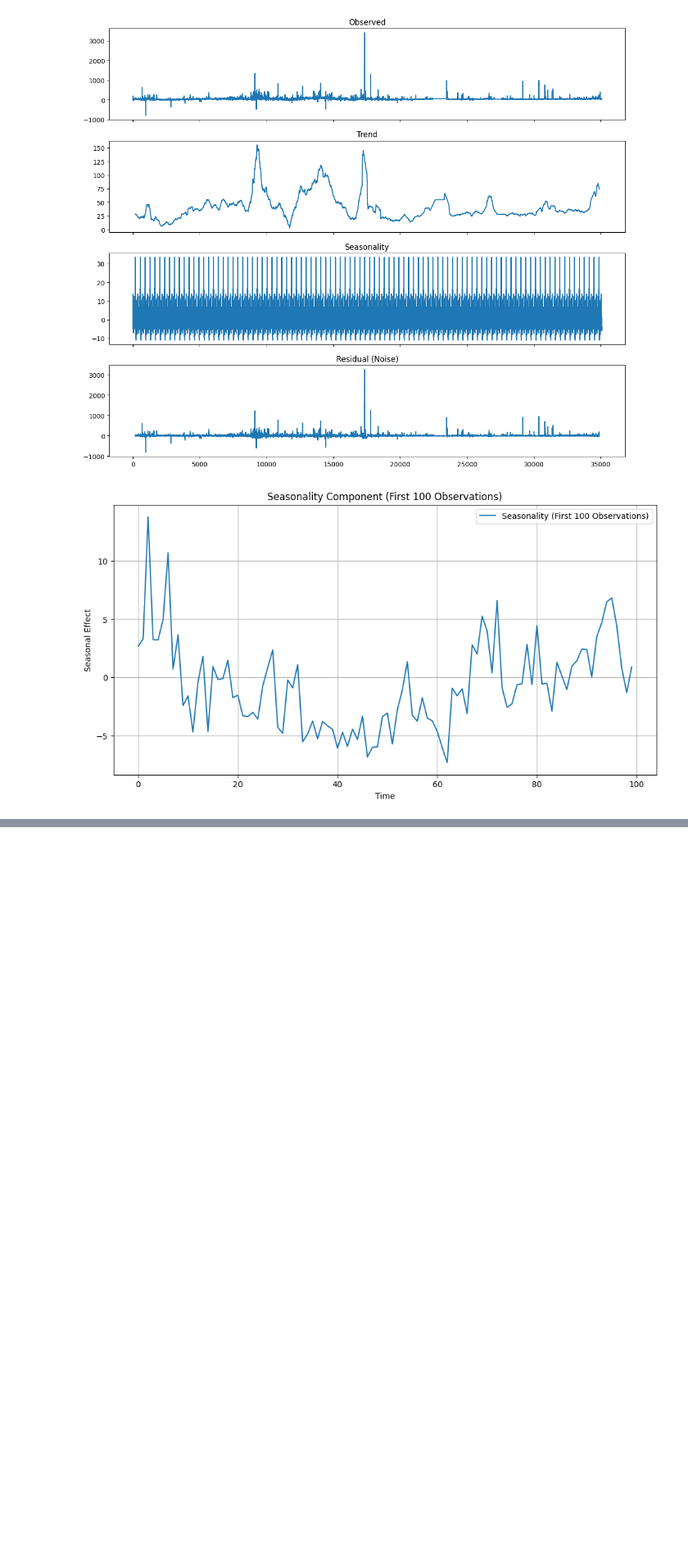
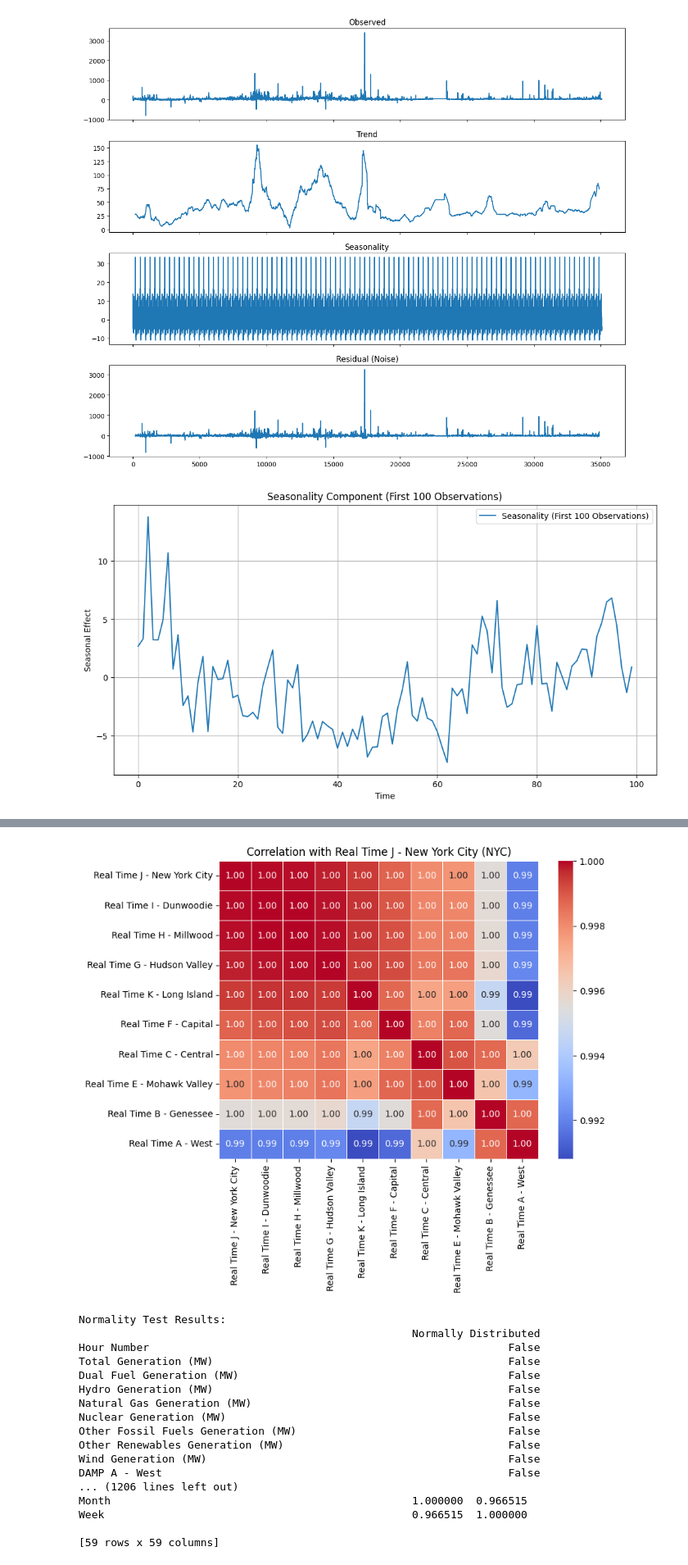
Before and after one commit to forumb94/energypricecode, a Jupyter notebook: maincode.ipynb, the cells around one changed output, grey strips where cells are left out. Shown at 82% size. Drawn from its saved outputs; the diff is of its cells as text; code cells hidden in the pictures; blank space fills up the shorter version.

```diff
--- a/maincode.ipynb
+++ b/maincode.ipynb
@@ -593,0 +595,71 @@ KeyError: "None of [Index(['Electricity_Demand_MWh', 'Market_Price_USD_MWh', 'Te
+# %%
+import scipy.stats as stats
+
+# Select numerical columns including price
+df_numeric = df.select_dtypes(include=[np.number])
+
+# Drop rows with NaN values
+df_numeric = df_numeric.dropna()
+
+# Dictionary to store normality test results
+normality_results = {}
+
+# Perform Shapiro-Wilk test for normality (only works for sample size ≤ 5000)
+for col in df_numeric.columns:
+    if len(df_numeric[col]) > 5000:
+        normality_results[col] = False  # Assume non-normal for large samples
+    else:
+        stat, p = stats.shapiro(df_numeric[col])
+        normality_results[col] = p > 0.05  # True if normally distributed
+
+# Separate normal and non-normal variables
+normal_vars = [col for col, is_normal in normality_results.items() if is_normal]
+non_normal_vars = [col for col in normality_results if col not in normal_vars]
+
+# Compute correlation matrices
+pearson_corr = df_numeric[[price_column] + normal_vars].corr(method='pearson') if normal_vars else None
+spearman_corr = df_numeric[[price_column] + non_normal_vars].corr(method='spearman') if non_normal_vars else None
+
+# Use Spearman correlation for visualization
+corr_matrix = df_numeric.corr(method='spearman')
+
+# Limit matrix to top 10 correlated features with the NYC price column
+top_corr_features = corr_matrix[price_column].abs().sort_values(ascending=False).head(10).index
+corr_matrix_limited = corr_matrix.loc[top_corr_features, top_corr_features]
+
+# Visualization: Heatmap of the correlation matrix
+plt.figure(figsize=(8, 6))
+sns.heatmap(corr_matrix_limited, annot=True, cmap="coolwarm", fmt=".2f", linewidths=0.5)
+plt.title(f"Correlation with {price_column} (NYC)")
+plt.show()
+
+# Print results
+print("\nNormality Test Results:")
+print(pd.DataFrame.from_dict(normality_results, orient='index', columns=['Normally Distributed']))
+
+if pearson_corr is not None:
+    print(f"\nPearson Correlation (For Normally Distributed Variables - {price_column}):")
+    print(pearson_corr)
+
+if spearman_corr is not None:
+    print(f"\nSpearman Correlation (For Non-Normally Distributed Variables - {price_column}):")
+    print(spearman_corr)
+# %% [output]
+[figure, added]
+Normality Test Results:
+                                                    Normally Distributed
+Hour Number                                                        False
+Total Generation (MW)                                              False
+Dual Fuel Generation (MW)                                          False
+Hydro Generation (MW)                                              False
+Natural Gas Generation (MW)                                        False
+Nuclear Generation (MW)                                            False
+Other Fossil Fuels Generation (MW)                                 False
+Other Renewables Generation (MW)                                   False
+Wind Generation (MW)                                               False
+DAMP A - West                                                      False
+... (1206 lines left out)
+Month                                               1.000000  0.966515
+Week                                                0.966515  1.000000
+
+[59 rows x 59 columns]
```
Also changed, not shown: parts of 19 cells of this notebook.
